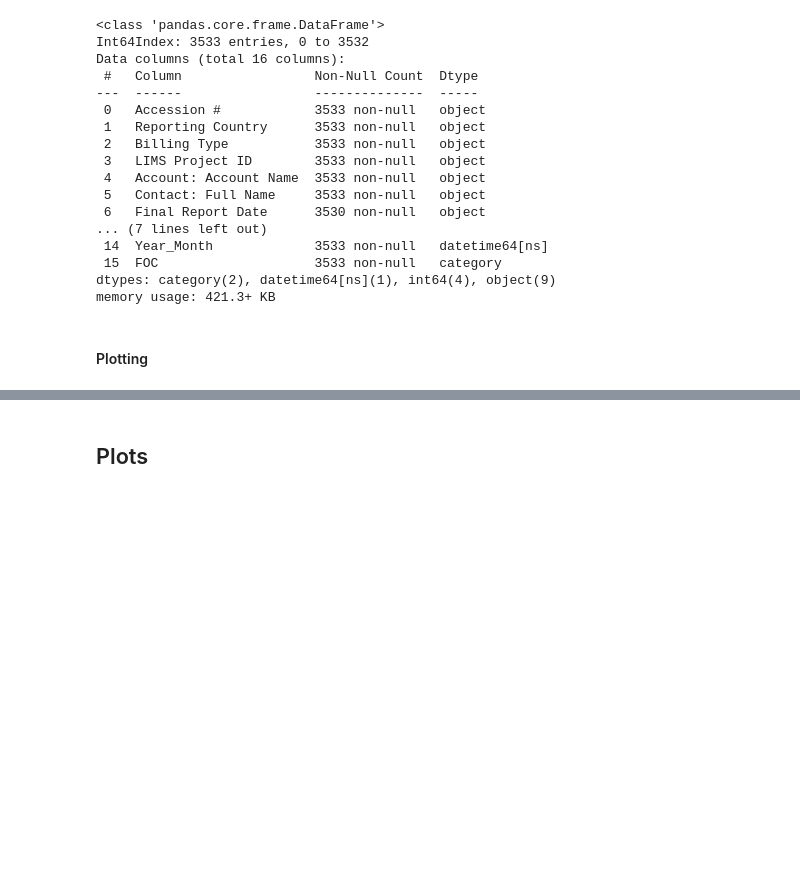
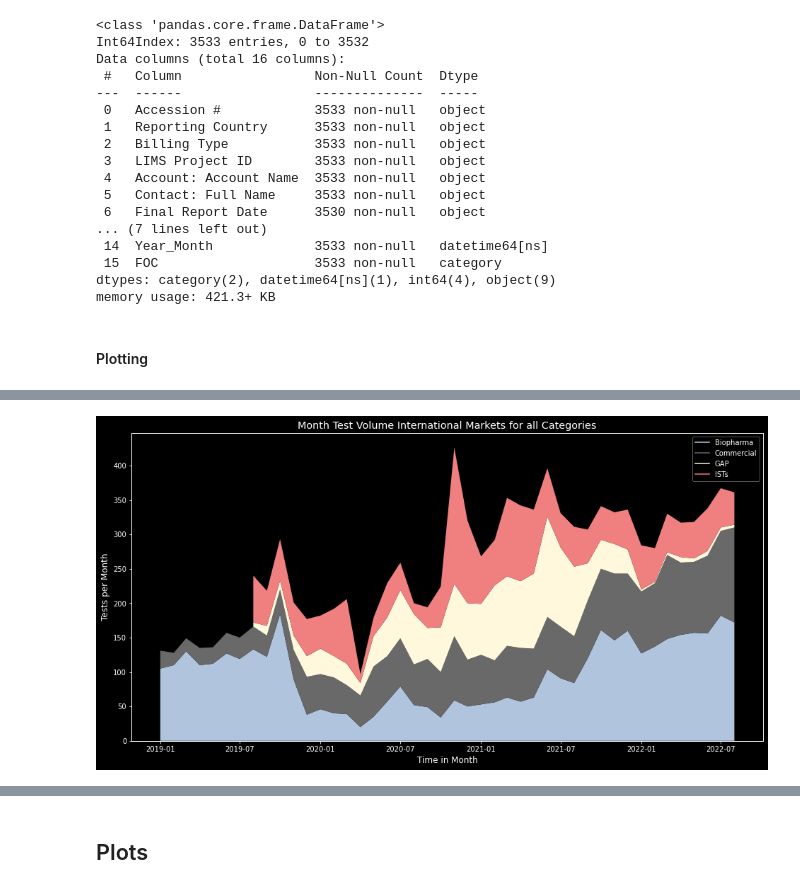
Before and after one commit to SilverSurferClash/Sales_analysis, a Jupyter notebook: Import_clean_SFDC_script.ipynb, the cells around one changed output, grey strips where cells are left out. Drawn from its saved outputs; the diff is of its cells as text; code cells hidden in the pictures; blank space fills up the shorter version.

```diff
--- a/Import_clean_SFDC_script.ipynb
+++ b/Import_clean_SFDC_script.ipynb
@@ -416,0 +400,8 @@ plt.show()
+# %%
+#Re-create the stacked area plot used so far
+
+
+#Create a df in the wide format with the type category providing the new column labels
+
+all_countries_pivot_type = all_countries_by_type.pivot(index = "Year_Month", columns = "Type", values = "Sales")
+all_countries_pivot_type.head()
@@ -416,0 +416,39 @@ plt.show()
+# %%
+# Stackplot with X, Y, colors value
+#plt.style.use('ggplot')
+plt.subplots(figsize=(16, 8))
+
+
+# Plot x-labels, y-label and data
+plt.plot([], [], color ="lightsteelblue",
+         label ="Biopharma")
+plt.plot([], [], color ='dimgrey',
+         label ='Commercial')
+plt.plot([], [], color ='cornsilk',
+         label ='GAP')
+plt.plot([], [], color ='lightcoral',
+         label ='ISTs')
+
+
+plt.stackplot(all_countries_pivot_type.index, all_countries_pivot_type["Biopharma"],
+              all_countries_pivot_type["Commercial"],
+              all_countries_pivot_type["GAP"],
+              all_countries_pivot_type["ISTs"],
+              colors =["lightsteelblue", 'dimgrey', 'cornsilk', 'lightcoral'])
+
+plt.grid(False)
+plt.legend(loc='upper right')
+# Days
+plt.xlabel('Time in Month')
+
+# No of hours
+plt.ylabel('Tests per Month')
+
+# Title of Graph
+plt.title('Month Test Volume International Markets for all Categories')
+
+
+# Displaying Graph
+plt.show()
+# %% [output]
+[figure, added]
```
Also changed, not shown: parts of 25 cells of this notebook.
